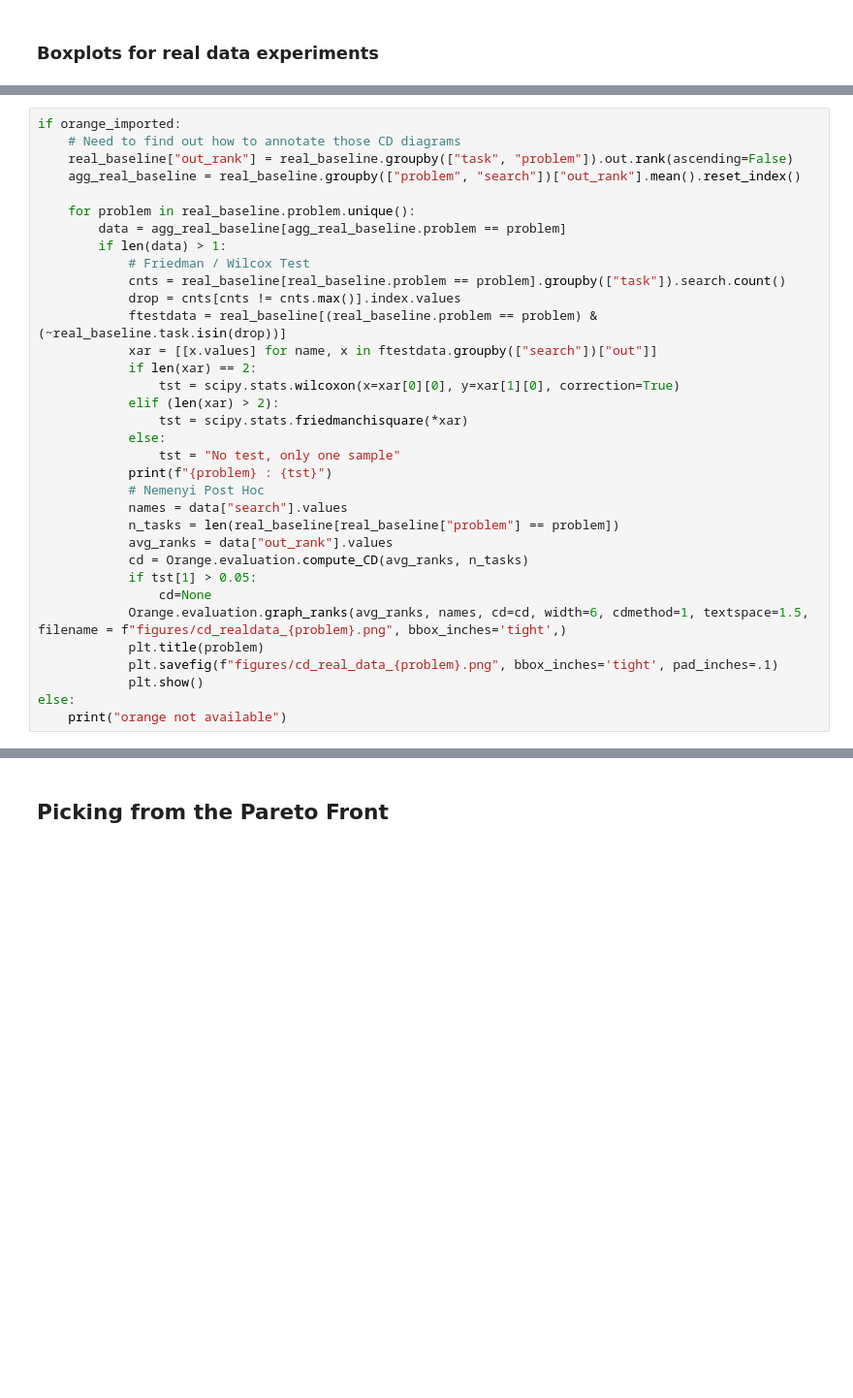
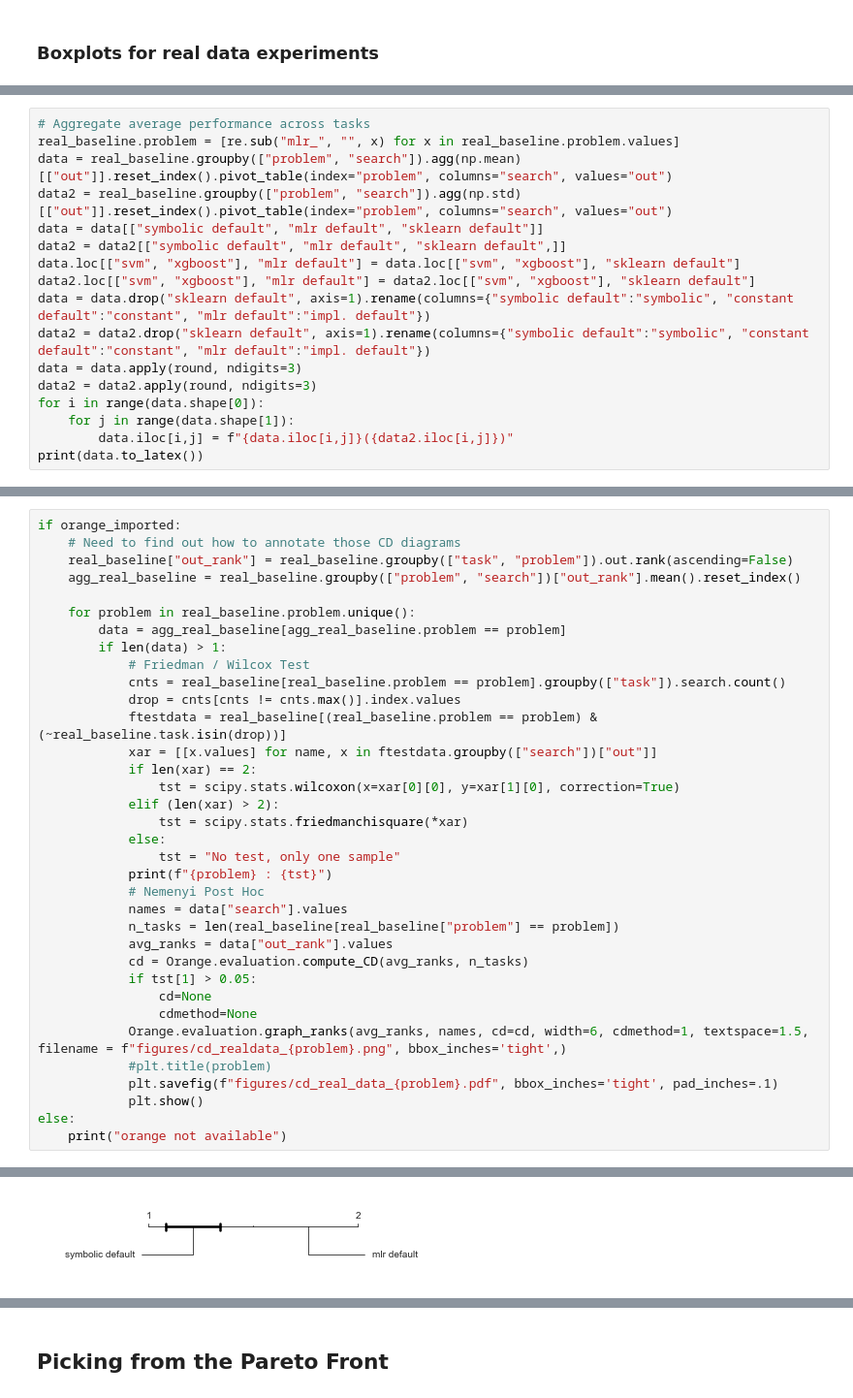
Before and after one commit to PGijsbers/symbolicdefaults, a Jupyter notebook: LogParsing-V3.ipynb, the cells around one changed output, grey strips where cells are left out. Shown at 97% size. Saved outputs shown, nothing was run; the diff lists cells and outputs as text; blank space fills up the shorter version.

```diff
--- a/LogParsing-V3.ipynb
+++ b/LogParsing-V3.ipynb
@@ -804,0 +812,17 @@ for problem in real_baseline.problem.unique():
+# %%
+# Aggregate average performance across tasks
+real_baseline.problem = [re.sub("mlr_", "", x) for x in real_baseline.problem.values]
+data = real_baseline.groupby(["problem", "search"]).agg(np.mean)[["out"]].reset_index().pivot_table(index="problem", columns="search", values="out")
+data2 = real_baseline.groupby(["problem", "search"]).agg(np.std)[["out"]].reset_index().pivot_table(index="problem", columns="search", values="out")
+data = data[["symbolic default", "mlr default", "sklearn default"]]
+data2 = data2[["symbolic default", "mlr default", "sklearn default",]]
+data.loc[["svm", "xgboost"], "mlr default"] = data.loc[["svm", "xgboost"], "sklearn default"]
+data2.loc[["svm", "xgboost"], "mlr default"] = data2.loc[["svm", "xgboost"], "sklearn default"]
+data = data.drop("sklearn default", axis=1).rename(columns={"symbolic default":"symbolic", "constant default":"constant", "mlr default":"impl. default"})
+data2 = data2.drop("sklearn default", axis=1).rename(columns={"symbolic default":"symbolic", "constant default":"constant", "mlr default":"impl. default"})
+data = data.apply(round, ndigits=3)
+data2 = data2.apply(round, ndigits=3)
+for i in range(data.shape[0]):
+    for j in range(data.shape[1]):
+        data.iloc[i,j] = f"{data.iloc[i,j]}({data2.iloc[i,j]})"
+print(data.to_latex())
@@ -830,9 +868,11 @@ if orange_imported:
             cd = Orange.evaluation.compute_CD(avg_ranks, n_tasks)
             if tst[1] > 0.05:
                 cd=None
+                cdmethod=None
             Orange.evaluation.graph_ranks(avg_ranks, names, cd=cd, width=6, cdmethod=1, textspace=1.5, filename = f"figures/cd_realdata_{problem}.png", bbox_inches='tight',)
-            plt.title(problem)
-            plt.savefig(f"figures/cd_real_data_{problem}.png", bbox_inches='tight', pad_inches=.1)
+            #plt.title(problem)
+            plt.savefig(f"figures/cd_real_data_{problem}.pdf", bbox_inches='tight', pad_inches=.1)
             plt.show()
 else:
     print("orange not available")
+# %% [output]
@@ -838,0 +880 @@ else:
+[figure, added]
```
Also changed, not shown: parts of 22 cells of this notebook.
